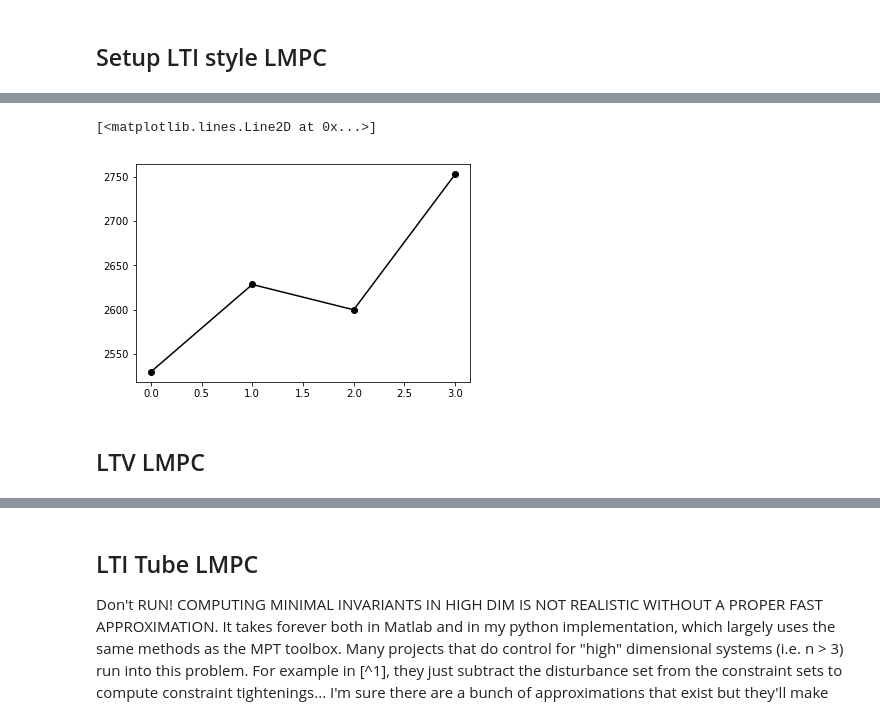
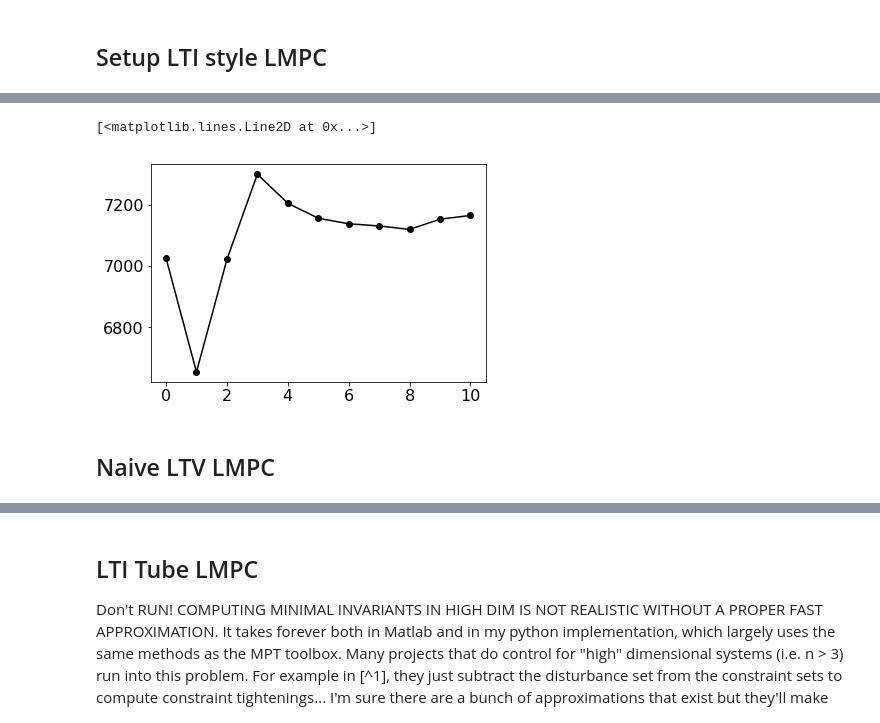
Before and after one commit to GoldeneyeRohan/prediction-uncertainty, a Jupyter notebook: LMPC Drone.ipynb, the cells around one changed output, grey strips where cells are left out. Saved outputs shown, nothing was run; the diff lists cells and outputs as text; code cells hidden in the pictures.

```diff
--- a/LMPC Drone.ipynb
+++ b/LMPC Drone.ipynb
@@ -3,11 +3,16 @@ import controllers
 import controlpy
 import control_utils
 import dynamics_models
+import experiment_utils
 import numpy as np
 import matplotlib.pyplot as plt
 import polytope
 import tqdm
 import uncertainty_utils
+# matplotlib.rcParams['text.usetex'] = True
+plt.rc('font', size=16)
+plt.rcParams['legend.fontsize'] = 'large'
+plt.rcParams['axes.labelsize'] = 'large'
 # %% [markdown]
 ## Setup Drone Dynamics
 # %%
@@ -94,4 +93,6 @@ controller = controllers.LTI_MPC_Tracker(A, B, C,
                                          state_constraints, input_constraints)
 controller.build()
 # %%
-x_init_traj, u_init_traj, x_init_preds, u_init_preds, slacks, terminal_slacks = sim_traj(vehicle, controller, input_bounds)
+x_init_traj, u_init_traj, x_init_preds, u_init_preds, slacks, terminal_slacks = experiment_utils.sim_traj(vehicle, controller, input_bounds, episode_length)
+init_value_function = control_utils.compute_traj_cost(x_init_traj[:-1,:].T, u_init_traj.T, h)
+print(init_value_function[0])
@@ -118,17 +111,15 @@ plt.quiver(x_init_traj[::k,0], x_init_traj[::k,1], - np.sin(x_init_traj[::k,2]),
 # %% [markdown]
 ## Setup LTI style LMPC
 # %%
-num_episodes = 3
 controller = controllers.LTI_LMPC(A, B, C,
                                      controller_horizon,
                                      Q, R, state_reference,
                                      state_constraints, input_constraints)
-h = lambda x, u: x.T @ Q @ x + u.T @ R @ u
-value_function = control_utils.compute_traj_cost(x_init_traj[:-1,:].T, u_init_traj.T, h)
-controller.add_trajectory(x_init_traj[:-1,:].T, u_init_traj.T, value_function)
+
+controller.add_trajectory(x_init_traj[:-1,:].T, u_init_traj.T, init_value_function)
 # %%
 for episode in range(num_episodes):
     vehicle = get_vehicle()
-    x_traj, u_traj, x_preds, u_preds, slacks, terminal_slacks = sim_traj(vehicle, controller, input_bounds)
+    x_traj, u_traj, x_preds, u_preds, slacks, terminal_slacks = experiment_utils.sim_traj(vehicle, controller, input_bounds, episode_length)
     value_function = control_utils.compute_traj_cost(x_traj[:-1,:].T, u_traj.T, h)
     controller.add_trajectory(x_traj[:-1,:].T, u_traj.T, value_function)
@@ -156,9 +132,9 @@ plt.quiver(x_traj[::k,0], x_traj[::k,1], - np.sin(x_traj[::k,2]),   np.cos(x_tra
 # %%
-lti_costs = [q[0] for q in controller.value_func_list]
-plt.plot(lti_costs, "k-o")
+lti_lmpc_costs = [q[0] for q in controller.value_func_list]
+plt.plot(lti_lmpc_costs, "k-o")
 # %% [output]
 [<matplotlib.lines.Line2D at 0x...>]
-[figure, old version]
+[figure, new version]
 # %% [markdown]
-## LTV LMPC
+## Naive LTV LMPC
 # %%
```
Also changed, not shown: parts of 39 cells of this notebook, 11 other files.
